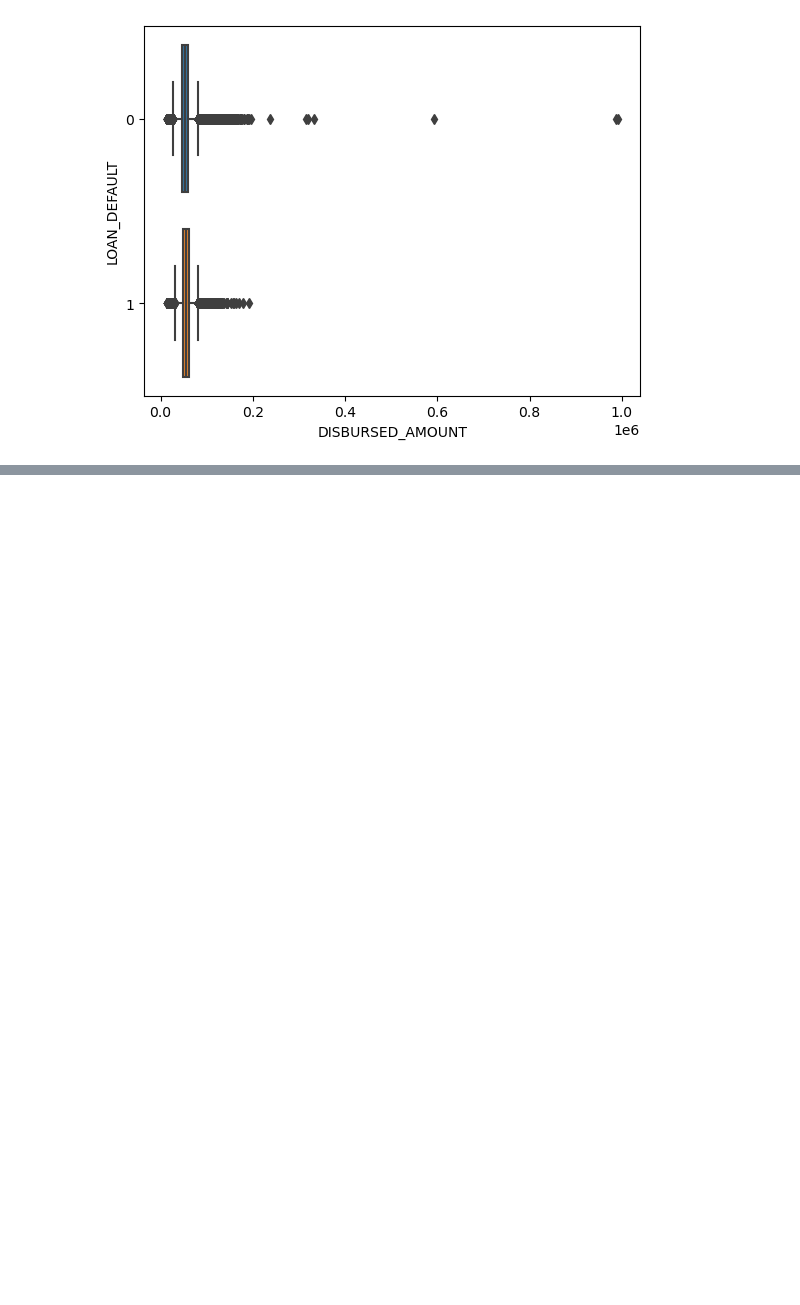
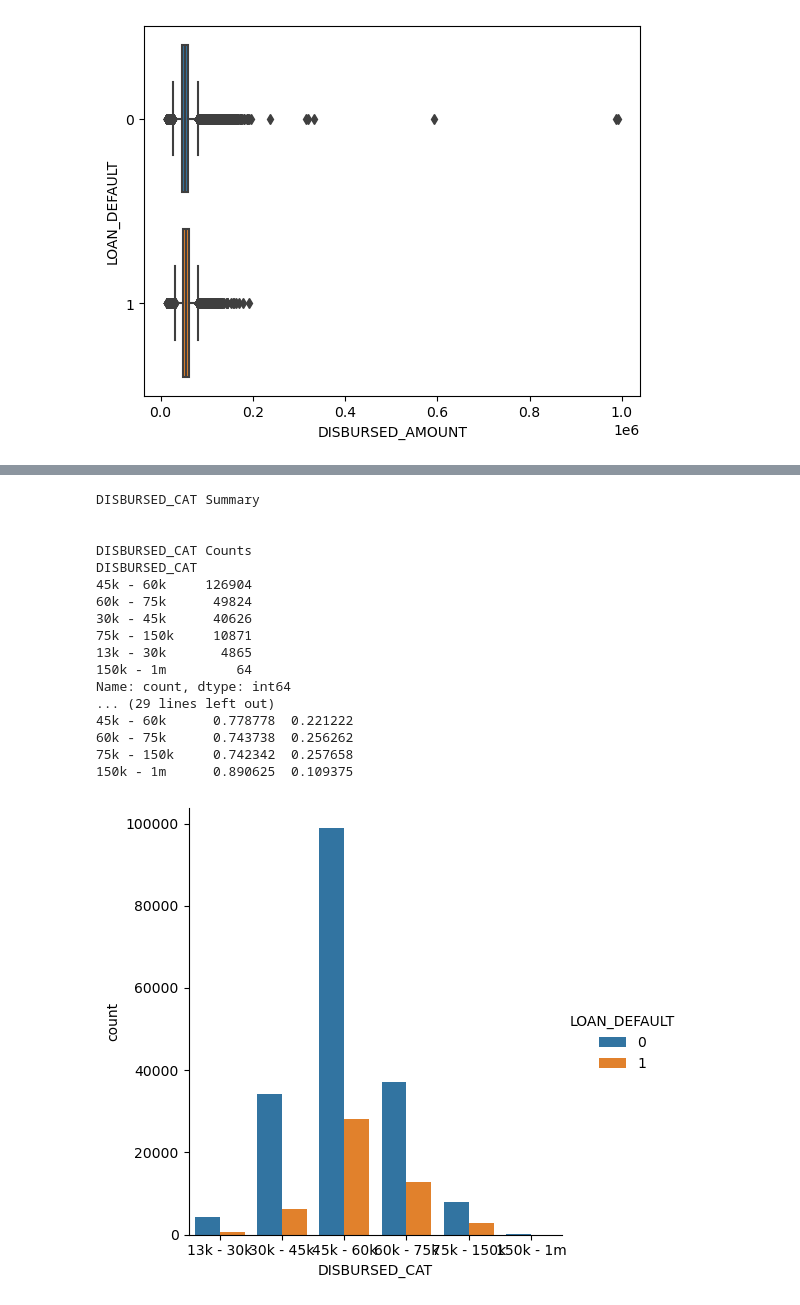
Before and after one commit to samiralikperov/python-portfolio, a Jupyter notebook: CFI/Loan Default Prediction with ML.ipynb, the cells around one changed output, grey strips where cells are left out. Cells and saved outputs as stored; diff of their text form; code cells hidden in the pictures; blank space fills up the shorter version.

```diff
--- a/CFI/Loan Default Prediction with ML.ipynb
+++ b/CFI/Loan Default Prediction with ML.ipynb
@@ -613,0 +655,23 @@ LOAN_DEFAULT
+# %%
+# check results
+
+explore_categorical('DISBURSED_CAT')
+# %% [output]
+DISBURSED_CAT Summary
+
+
+DISBURSED_CAT Counts
+DISBURSED_CAT
+45k - 60k     126904
+60k - 75k      49824
+30k - 45k      40626
+75k - 150k     10871
+13k - 30k       4865
+150k - 1m         64
+Name: count, dtype: int64
+... (29 lines left out)
+45k - 60k      0.778778  0.221222
+60k - 75k      0.743738  0.256262
+75k - 150k     0.742342  0.257658
+150k - 1m      0.890625  0.109375
+[figure, added]
```
Also changed, not shown: parts of 151 cells of this notebook.
